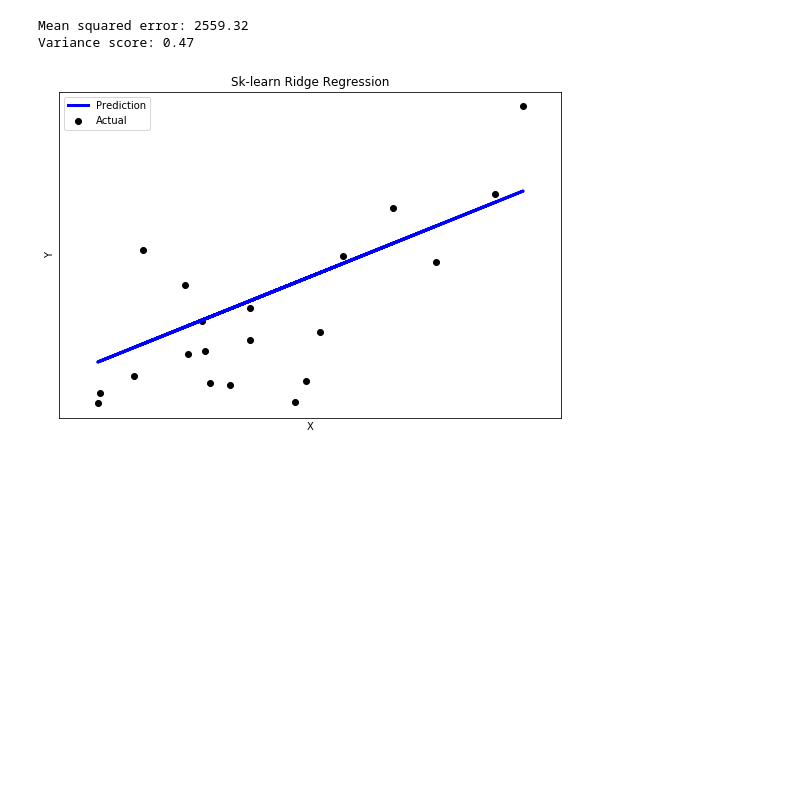
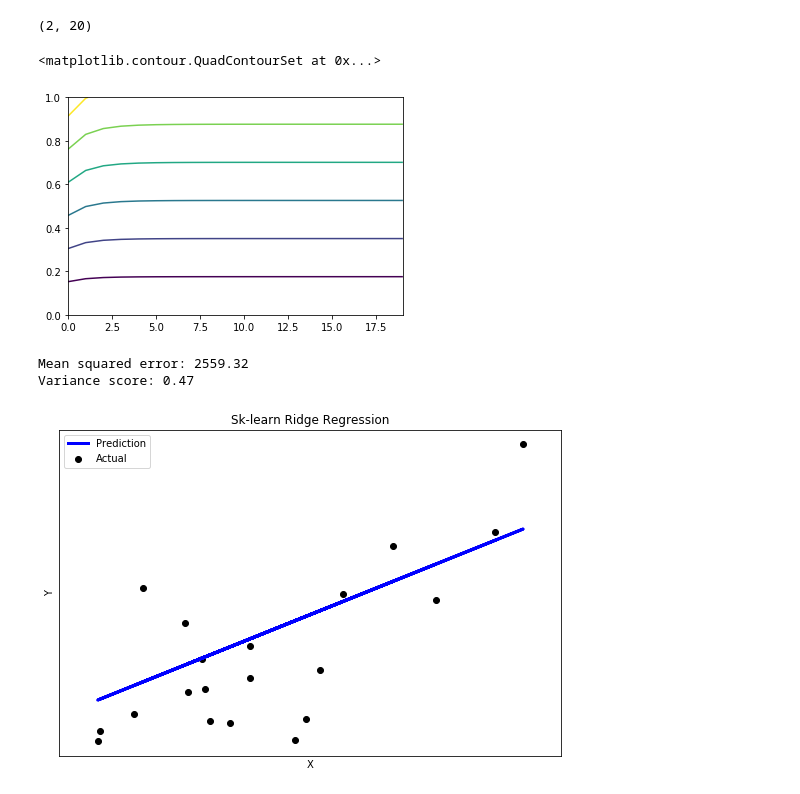
Before and after one commit to bhushan23/ADMM, a Jupyter notebook: Diabetes_Test.ipynb, the cells around one changed output. Drawn from its saved outputs; the diff is of its cells as text; code cells hidden in the pictures; blank space fills up the shorter version.

```diff
--- a/Diabetes_Test.ipynb
+++ b/Diabetes_Test.ipynb
@@ -140,3 +221,13 @@ Variance score: 0.43
+# %%
+v = np.arange(20)
+o = np.array(oVals)
+v2 = np.array([v, o])
+print(v2.shape)
+plt.contour(v2)
+# %% [output]
+(2, 20)
+<matplotlib.contour.QuadContourSet at 0x...>
+[figure, added]
 # %%
 ridge = linear_model.Ridge(alpha=alpha)
 ridge.fit(diabetes_X_train, diabetes_y_train)
```
Also changed, not shown: parts of 18 cells of this notebook, 1 other file.
